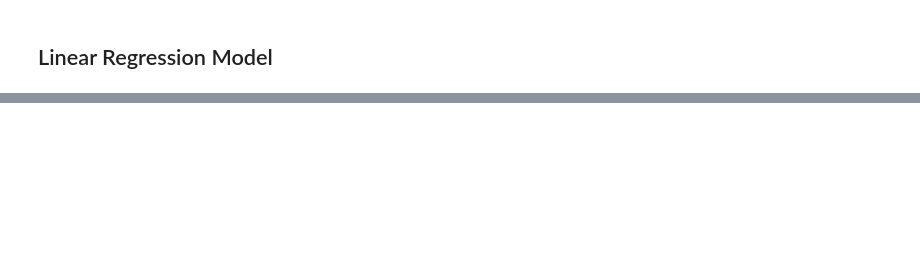
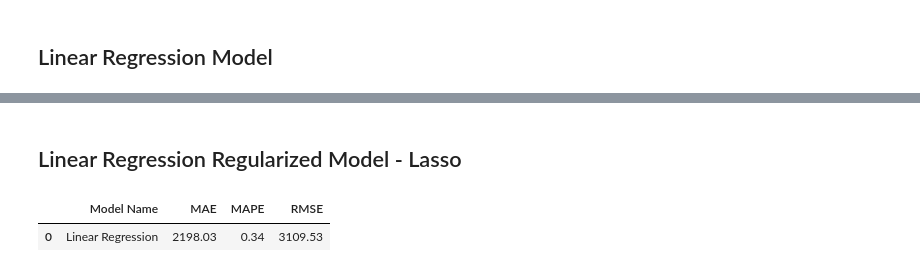
Before and after one commit to danillobarroscordeiro/rossman_sales, a Jupyter notebook: Untitled.ipynb, the cells around one changed output, grey strips where cells are left out. Saved outputs shown, nothing was run; the diff lists cells and outputs as text; code cells hidden in the pictures; blank space fills up the shorter version.

```diff
--- a/Untitled.ipynb
+++ b/Untitled.ipynb
@@ -844,0 +855,11 @@ NameError: name 'x_test' is not defined
+# %% [markdown]
+## Linear Regression Regularized Model - Lasso
+# %%
+lr_lasso = Lasso(alpha=0.01).fit(x_train,y_train)
+
+y_predicted_lr_lasso = lr_lasso.predict(x_test)
+
+ml_error('Linear Regression', np.expm1(y_test), np.expm1(y_predicted_lr_lasso) )
+# %% [output]
+|  | Model Name | MAE | MAPE | RMSE |
+| 0 | Linear Regression | 2198.03 | 0.34 | 3109.53 |
```
Also changed, not shown: parts of 11 cells of this notebook.
